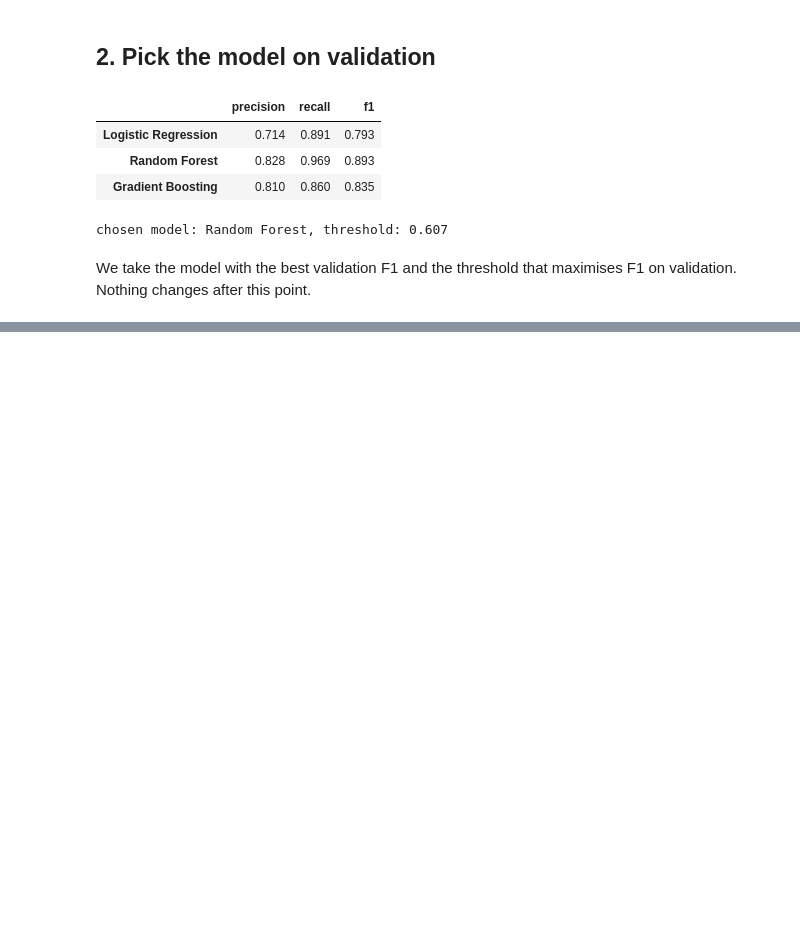
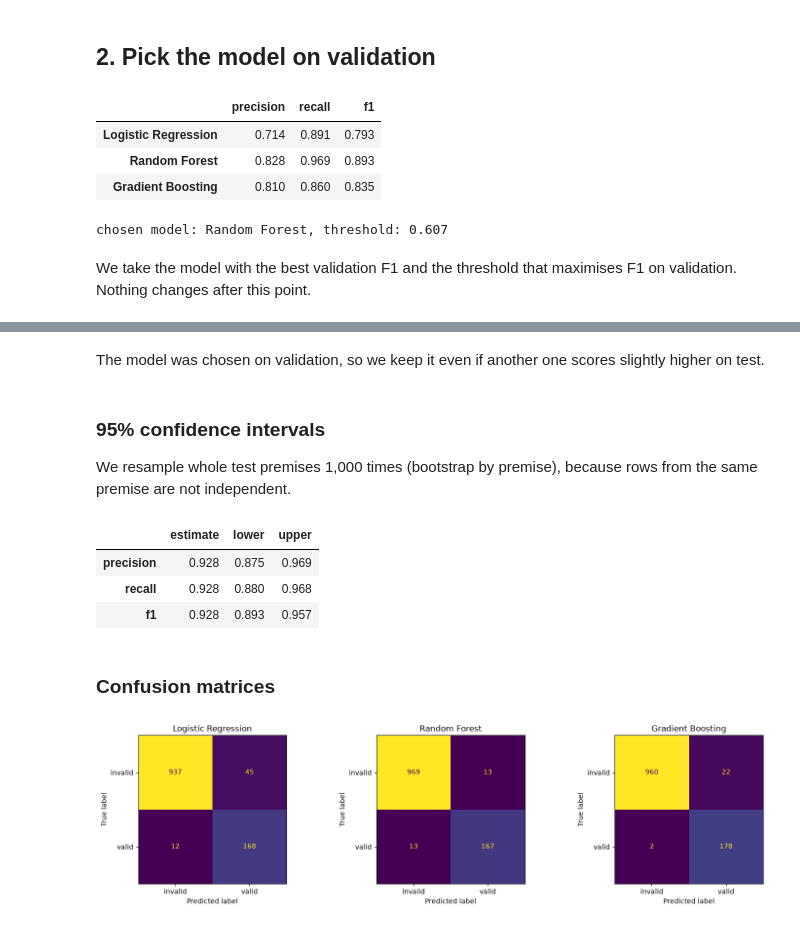
Before and after one commit to Jag2007/AI_ML_Project, a Jupyter notebook: notebooks/04_models_evaluation.ipynb, the cells around one changed output, grey strips where cells are left out. Cells and saved outputs as stored; diff of their text form; code cells hidden in the pictures; blank space fills up the shorter version.

Commit message:
test evaluation with bootstrap cis and error analysis

```diff
--- a/notebooks/04_models_evaluation.ipynb
+++ b/notebooks/04_models_evaluation.ipynb
@@ -81,0 +84,7 @@ We take the model with the best validation F1 and the threshold that maximises F
+# %%
+test_proba = {name: s.predict_proba(test)[:, 1] for name, s in searches.items()}
+test_pred = (test_proba[best] >= threshold).astype(int)
+
+results = {name: scores(test["label"], p >= (threshold if name == best else 0.5)) for name, p in test_proba.items()}
+results["Symbolic rule (no learning)"] = scores(test["label"], test["mec_support"] == 1)
+pd.DataFrame(results).T.round(3)
@@ -81,0 +97,33 @@ We take the model with the best validation F1 and the threshold that maximises F
+# %% [markdown]
+The model was chosen on validation, so we keep it even if another one scores slightly higher on test.
+# %% [markdown]
+### 95% confidence intervals
+We resample whole test premises 1,000 times (bootstrap by premise), because rows from the same premise are not independent.
+# %%
+rng = np.random.default_rng(SEED)
+premise_ids = test["premise_id"].unique()
+rows_of = {pid: np.flatnonzero(test["premise_id"] == pid) for pid in premise_ids}
+boot = []
+for _ in range(1000):
+    idx = np.concatenate([rows_of[p] for p in rng.choice(premise_ids, len(premise_ids))])
+    boot.append(scores(test["label"].values[idx], test_pred[idx]))
+boot = pd.DataFrame(boot)
+pd.DataFrame({"estimate": scores(test["label"], test_pred),
+              "lower": boot.quantile(0.025), "upper": boot.quantile(0.975)}).round(3)
+# %% [output]
+|  | estimate | lower | upper |
+| precision | 0.928 | 0.875 | 0.969 |
+| recall | 0.928 | 0.880 | 0.968 |
+| f1 | 0.928 | 0.893 | 0.957 |
+# %% [markdown]
+### Confusion matrices
+# %%
+fig, axes = plt.subplots(1, 3, figsize=(15, 4))
+for ax, (name, p) in zip(axes, test_proba.items()):
+    ConfusionMatrixDisplay.from_predictions(test["label"], p >= (threshold if name == best else 0.5),
+                                            display_labels=["invalid", "valid"], ax=ax, colorbar=False)
+    ax.set_title(name)
+plt.tight_layout()
+plt.show()
+# %% [output]
+[figure, added]
```
Also changed, not shown: parts of 8 cells of this notebook.
